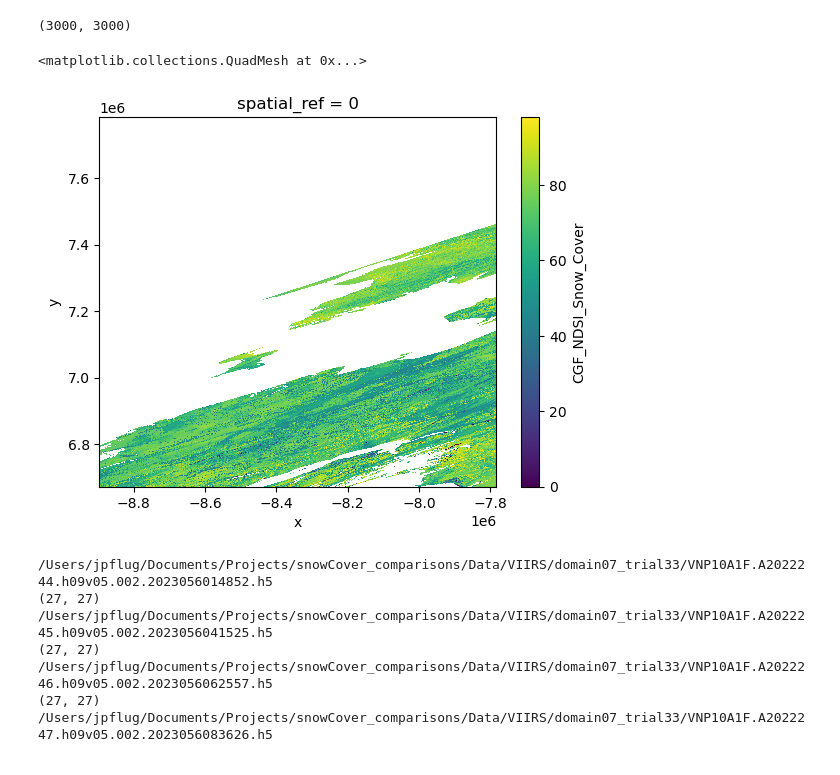
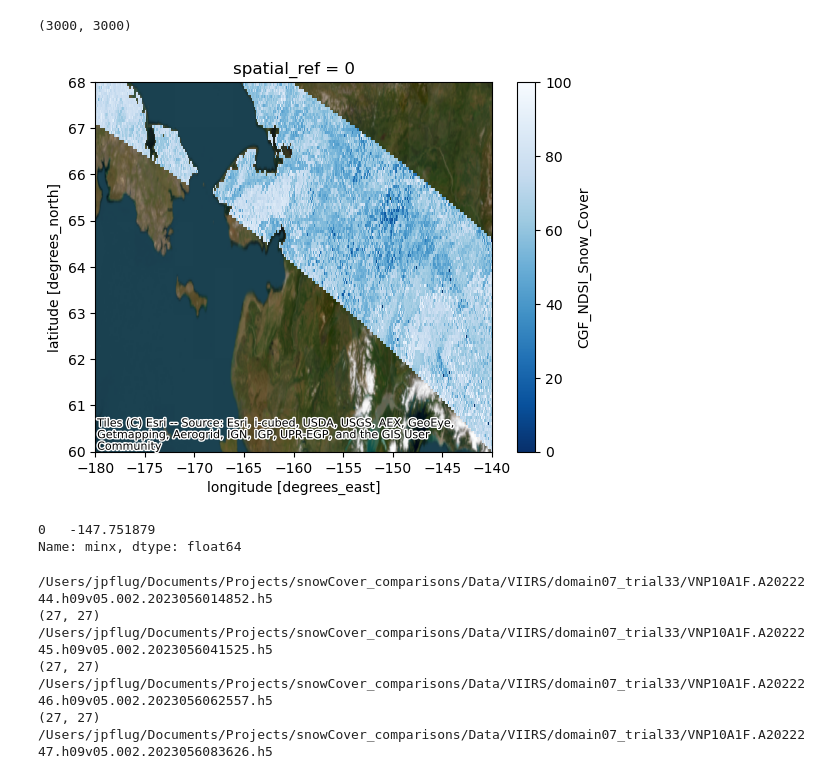
Before and after one commit to zachghiaccio/snow-observations, a Jupyter notebook: notebooks/VIIRS_snow_cover.ipynb, the cells around one changed output. Cells and saved outputs as stored; diff of their text form; code cells hidden in the pictures.

Commit message:
Improved VIIRS map plot

```diff
--- a/notebooks/VIIRS_snow_cover.ipynb
+++ b/notebooks/VIIRS_snow_cover.ipynb
@@ -26,7 +47,8 @@ earthaccess.login()
 # %%
 # Convert Fairbanks geoJSON to earthaccess-friendly format.
 fairbanks = gpd.read_file("/home/jovyan/snow-observations-cookbook/notebooks/data/cffl_lidar_box.geojson")
-minx, miny, maxx, maxy = fairbanks.to_crs("EPSG:4326").total_bounds
+fairbanks.to_crs("EPSG:4326", inplace=True)
+minx, miny, maxx, maxy = fairbanks.total_bounds
 
 # Run the earthaccess query
 results = earthaccess.search_data(
@@ -68,7 +90,7 @@ Data: ['https://data.nsidc.earthdatacloud.nasa.gov/nsidc-cumulus-prod-protected/
 files = earthaccess.open(results)
 # %%
 def assign_and_grid(ds):
-    with h5py.File(files[0],'r') as f:
+    with h5py.File(files[1],'r') as f:
         x = f['HDFEOS']['GRIDS']['VIIRS_Grid_IMG_2D']['XDim'][:]
         y = f['HDFEOS']['GRIDS']['VIIRS_Grid_IMG_2D']['YDim'][:]
         data = f['HDFEOS']['GRIDS']['VIIRS_Grid_IMG_2D']['Data Fields']['CGF_NDSI_Snow_Cover'][:]
@@ -110,10 +132,19 @@ except:
 # %% [output]
 (3000, 3000)
 # %%
-ds.plot()
+fig, ax = plt.subplots()
+ds.rio.reproject(4326).plot(ax=ax, vmin=0, vmax=100, cmap="Blues_r")
+#fairbanks.to_crs("EPSG:4326").plot(ax=ax, facecolor='None', edgecolor='orange')
+ax.set_xlim(-180, -140)
+ax.set_ylim(60, 68)
+cx.add_basemap(ax, crs="EPSG:4326", source=cx.providers.Esri.WorldImagery, zoom=8)
 # %% [output]
-<matplotlib.collections.QuadMesh at 0x...>
-[figure, old version]
+[figure, new version]
+# %%
+fairbanks.geometry.bounds['minx']
+# %% [output]
+0   -147.751879
+Name: minx, dtype: float64
 # %%
 domain_id = 7
 trial_id = 33
```
Also changed, not shown: parts of 3 cells of this notebook.
